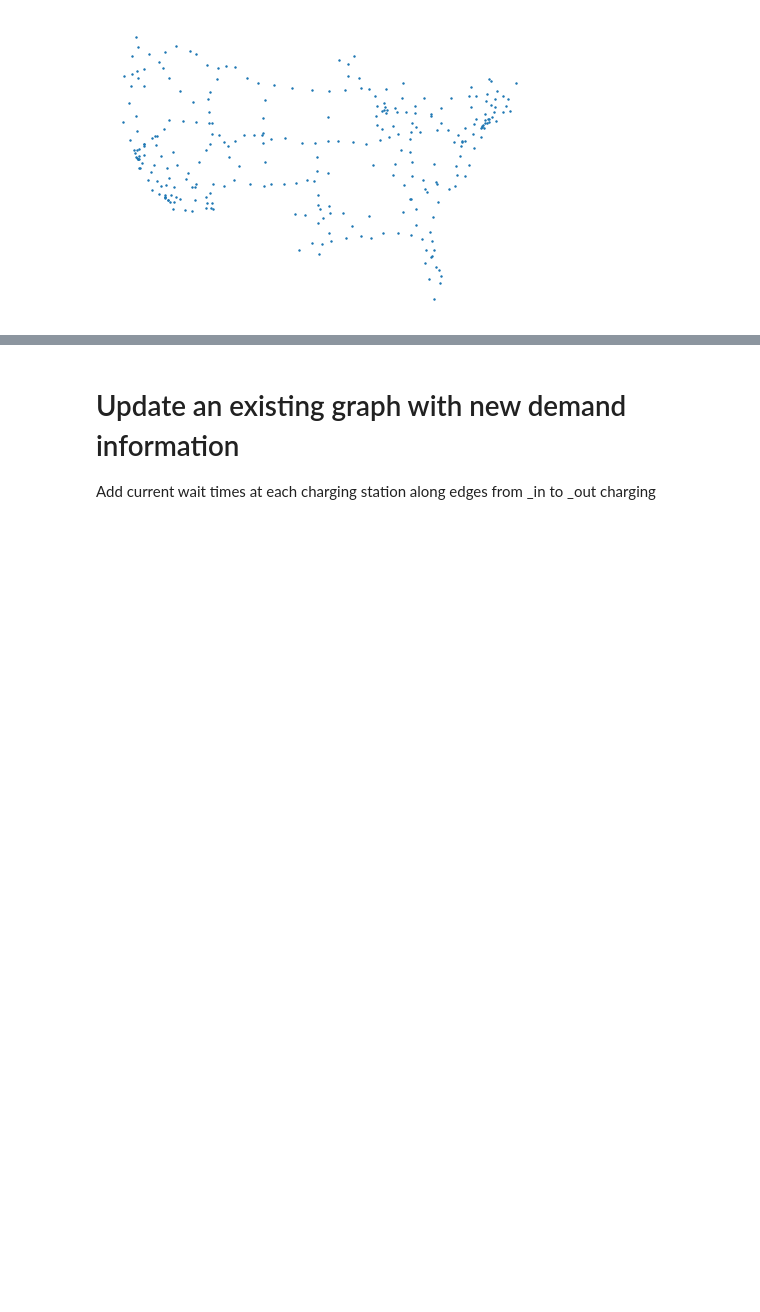
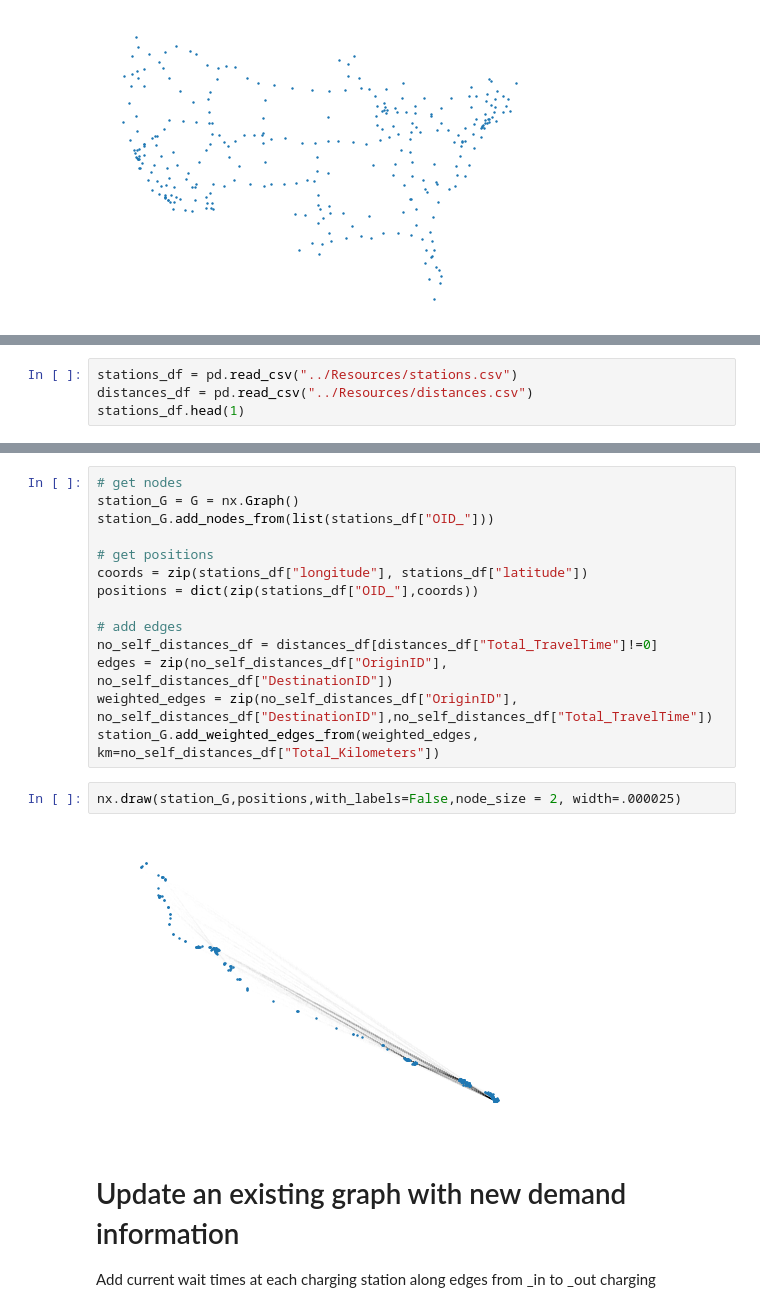
Before and after one commit to alandler/i5_freight_simulation, a Jupyter notebook: Graph Duplication.ipynb, the cells around one changed output, grey strips where cells are left out. Saved outputs shown, nothing was run; the diff lists cells and outputs as text; blank space fills up the shorter version.

Commit message:
Imported Natalie's sample data, generated graph

```diff
--- a/Graph Duplication.ipynb
+++ b/Graph Duplication.ipynb
@@ -187,0 +190,4 @@ nx.draw(real_G,pos,with_labels=False,node_size = 2)
+# %%
+stations_df = pd.read_csv("../Resources/stations.csv")
+distances_df = pd.read_csv("../Resources/distances.csv")
+stations_df.head(1)
@@ -188,3 +206,21 @@ nx.draw(real_G,pos,with_labels=False,node_size = 2)
+# %%
+# get nodes
+station_G = G = nx.Graph()
+station_G.add_nodes_from(list(stations_df["OID_"]))
+
+# get positions
+coords = zip(stations_df["longitude"], stations_df["latitude"])
+positions = dict(zip(stations_df["OID_"],coords))
+
+# add edges
+no_self_distances_df = distances_df[distances_df["Total_TravelTime"]!=0]
+edges = zip(no_self_distances_df["OriginID"], no_self_distances_df["DestinationID"])
+weighted_edges = zip(no_self_distances_df["OriginID"], no_self_distances_df["DestinationID"],no_self_distances_df["Total_TravelTime"])
+station_G.add_weighted_edges_from(weighted_edges, km=no_self_distances_df["Total_Kilometers"])
+# %%
+nx.draw(station_G,positions,with_labels=False,node_size = 2, width=.000025)
+# %% [output]
+[figure, added]
 # %% [markdown]
 # Update an existing graph with new demand information
 
```
Also changed, not shown: parts of 6 cells of this notebook.
